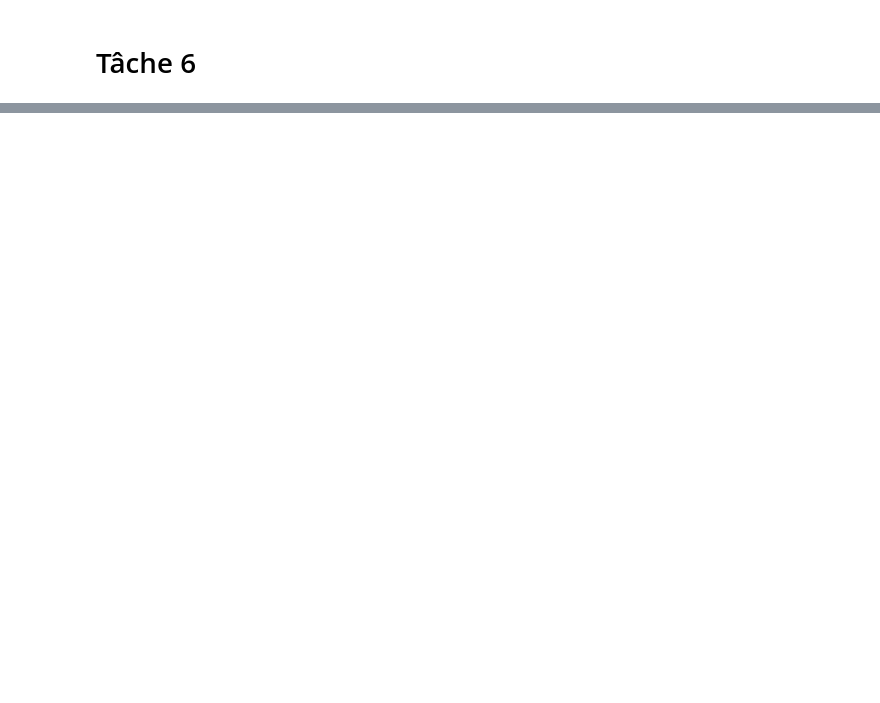
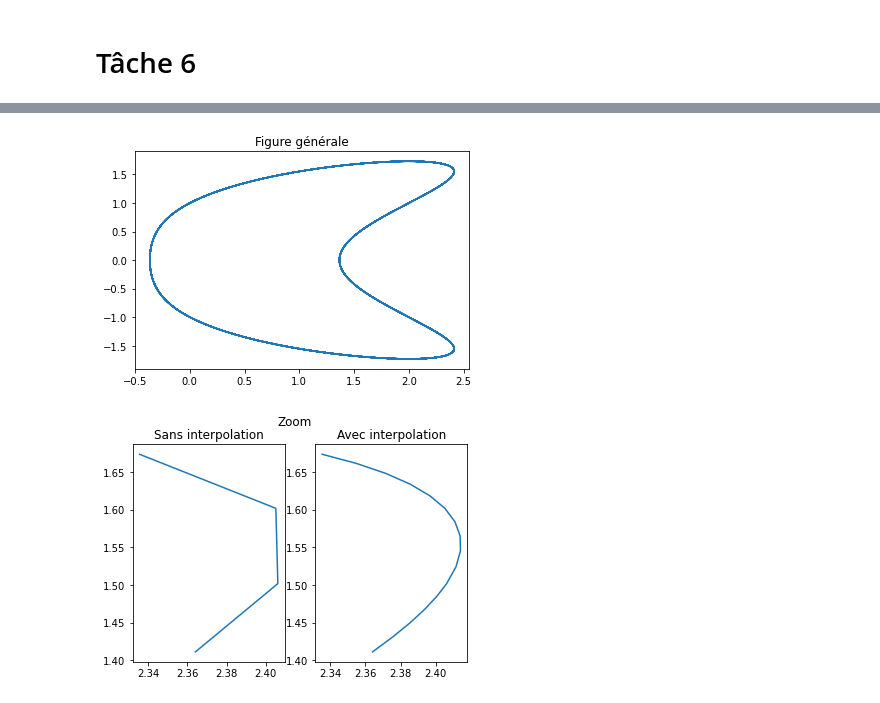
Before and after one commit to HugoDLM/Projet-numerique, a Jupyter notebook: Devoir.ipynb, the cells around one changed output, grey strips where cells are left out. Cells and saved outputs as stored; diff of their text form; code cells hidden in the pictures; blank space fills up the shorter version.

```diff
--- a/Devoir.ipynb
+++ b/Devoir.ipynb
@@ -313,0 +321,2 @@ level_curve(f2,2.0,1.0,0.1,1000,eps)
+# %%
+level_curve_optimized(f2,2.0,1.0)
@@ -339,7 +372,7 @@ def gamma(t,P1,P2,u1,u2):
     xp2, yp2 = P2
     v1, w1 = u1
     v2, w2 = u2
-    rho = (2*(w2*(xp2-xp1)+v2*(yp2-yp1)))/((v1*w2)-(v2*w1))
+    rho = (2*(w2*(xp2-xp1)-v2*(yp2-yp1)))/((v1*w2)-(v2*w1))
     mu = (2*(w1*(xp2-xp1)-v1*(yp2-yp1)))/(v2*w1-v1*w2)
     a=xp1
     b=rho*v1
@@ -348,8 +381,8 @@ def gamma(t,P1,P2,u1,u2):
     e=rho*w1
     f=0.5*(mu*w2-rho*w1)
     #Conditions
-    I=np.ones((2,len(t)))
+    I=np.ones(len(t))
     if mu>0 and rho>0:
-        return np.array([a*I+b*t+c*t*t,d*I+e*t+f*t*t])
+        return np.array([a*I + b*t + c*t*t, d*I + e*t + f*t*t])
     else:
         return np.array([(xp2-xp1)*np.linspace(0,1,len(t))+xp1,(yp2-yp1)*np.linspace(0,1,len(t))+yp1])
@@ -355,0 +448,20 @@ def gamma(t,P1,P2,u1,u2):
+# %%
+def zoom(start,points,oversampling):
+    plt.title('Figure générale')
+    Tableau = new_level_curve(f2, 2.0, 1.0, oversampling)[0]
+    x1,y1 = Tableau[:,start*oversampling:start*oversampling+points*oversampling:oversampling]
+    x2,y2 = Tableau[:,start*oversampling:start*oversampling+(points-1)*oversampling+1]
+    figure, axes = plt.subplots(1,2)
+
+    figure.suptitle('Zoom')
+    axes[0].set_title('Sans interpolation')
+    axes[0].plot(x1,y1)
+    axes[1].set_title('Avec interpolation')
+    axes[1].plot(x2,y2)
+
+    plt.show()
+
+zoom(105,4,5)
+# %% [output]
+[figure, added]
+[figure, added]
```
Also changed, not shown: parts of 14 cells of this notebook, 1 other file.
